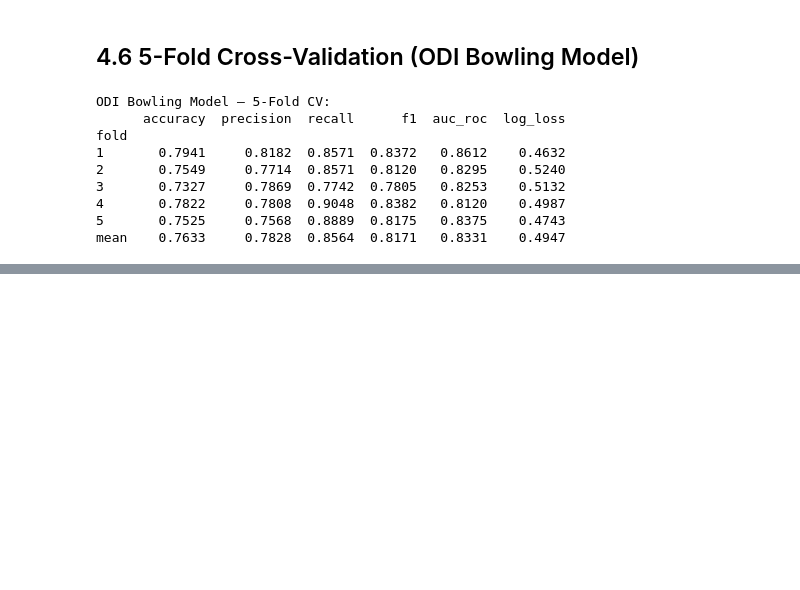
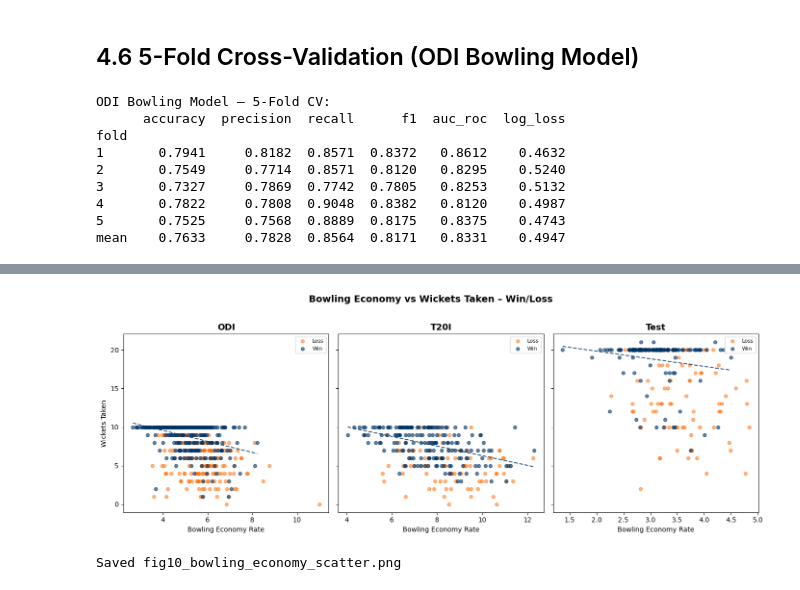
Before and after one commit to jesminec/india-cricket-analytics, a Jupyter notebook: notebooks/04_rq2_bowling_patterns_outcome.ipynb, the cells around one changed output, grey strips where cells are left out. Saved outputs shown, nothing was run; the diff lists cells and outputs as text; code cells hidden in the pictures; blank space fills up the shorter version.

```diff
--- a/notebooks/04_rq2_bowling_patterns_outcome.ipynb
+++ b/notebooks/04_rq2_bowling_patterns_outcome.ipynb
@@ -262,0 +268,31 @@ mean    0.7633     0.7828  0.8564  0.8171   0.8331    0.4947
+# %%
+fig, axes = plt.subplots(1, 3, figsize=(14, 5), sharey=True)
+BLUE, ORANGE = '#003366', '#FF6B00'
+
+for ax, fmt in zip(axes, ['ODI', 'T20I', 'Test']):
+    sub = match_kpis[(match_kpis['format']==fmt)].dropna(
+        subset=['india_bowl_econ','india_bowl_wkts'])
+    wins   = sub[sub['win_loss_flag']==1]
+    losses = sub[sub['win_loss_flag']==0]
+    ax.scatter(losses['india_bowl_econ'], losses['india_bowl_wkts'],
+               color=ORANGE, alpha=0.5, s=25, label='Loss', zorder=2)
+    ax.scatter(wins['india_bowl_econ'], wins['india_bowl_wkts'],
+               color=BLUE,   alpha=0.6, s=25, label='Win',  zorder=3)
+    if len(wins) > 5:
+        m, b = np.polyfit(wins['india_bowl_econ'], wins['india_bowl_wkts'], 1)
+        xs = np.linspace(wins['india_bowl_econ'].min(), wins['india_bowl_econ'].max(), 50)
+        ax.plot(xs, m*xs+b, color=BLUE, lw=1.5, ls='--', alpha=0.8)
+    ax.set_title(fmt, fontsize=13, fontweight='bold')
+    ax.set_xlabel('Bowling Economy Rate')
+    if fmt == 'ODI': ax.set_ylabel('Wickets Taken')
+    ax.legend(fontsize=8)
+
+fig.suptitle('Bowling Economy vs Wickets Taken – Win/Loss',
+             fontsize=14, fontweight='bold', y=1.02)
+fig.tight_layout()
+fig.savefig(FIGS / 'fig10_bowling_economy_scatter.png', dpi=150)
+plt.show()
+print('Saved fig10_bowling_economy_scatter.png')
+# %% [output]
+[figure, added]
+Saved fig10_bowling_economy_scatter.png
```
Also changed, not shown: parts of 3 cells of this notebook, 17 other files.
